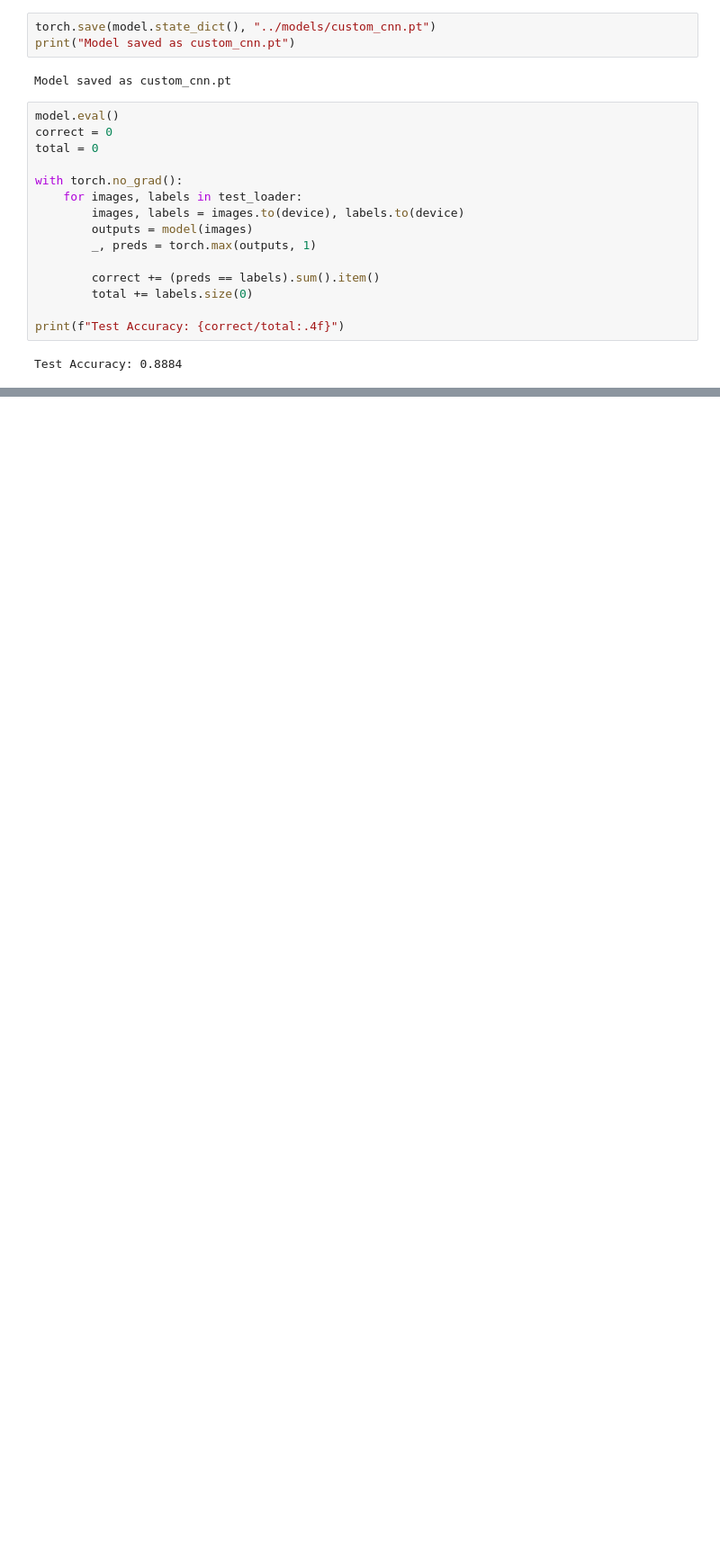
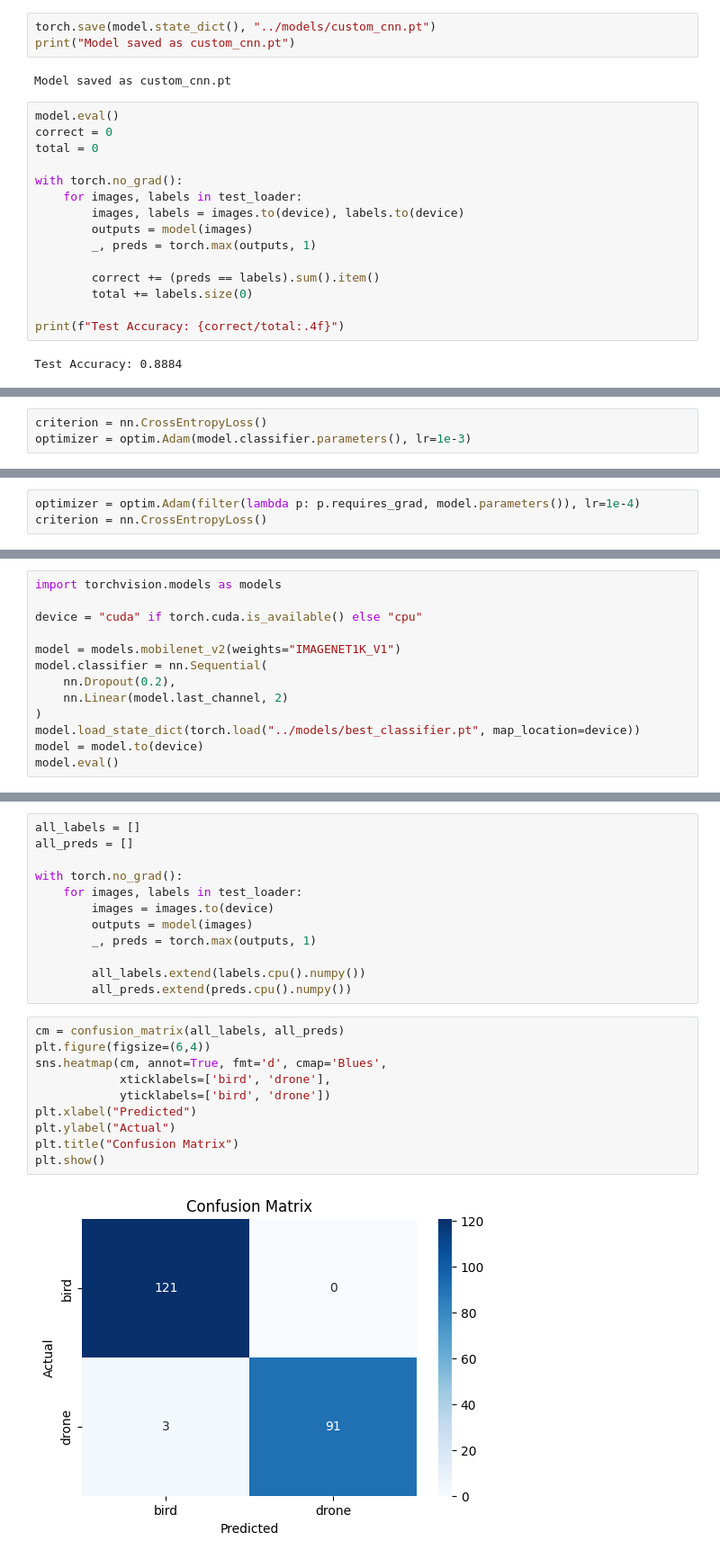
Before and after one commit to viraj-gavade/Aerial-Object-Classification---Detection, a Jupyter notebook: notebooks/experiments.ipynb, the cells around one changed output, grey strips where cells are left out. Shown at 90% size. Drawn from its saved outputs; the diff is of its cells as text; blank space fills up the shorter version.

```diff
--- a/notebooks/experiments.ipynb
+++ b/notebooks/experiments.ipynb
@@ -256,0 +281,3 @@ Test Accuracy: 0.8884
+# %%
+criterion = nn.CrossEntropyLoss()
+optimizer = optim.Adam(model.classifier.parameters(), lr=1e-3)
@@ -256,0 +392,3 @@ Test Accuracy: 0.8884
+# %%
+optimizer = optim.Adam(filter(lambda p: p.requires_grad, model.parameters()), lr=1e-4)
+criterion = nn.CrossEntropyLoss()
@@ -256,0 +480,13 @@ Test Accuracy: 0.8884
+# %%
+import torchvision.models as models
+
+device = "cuda" if torch.cuda.is_available() else "cpu"
+
+model = models.mobilenet_v2(weights="IMAGENET1K_V1")
+model.classifier = nn.Sequential(
+    nn.Dropout(0.2),
+    nn.Linear(model.last_channel, 2)
+)
+model.load_state_dict(torch.load("../models/best_classifier.pt", map_location=device))
+model = model.to(device)
+model.eval()
@@ -256,0 +511,24 @@ Test Accuracy: 0.8884
+# %%
+all_labels = []
+all_preds = []
+
+with torch.no_grad():
+    for images, labels in test_loader:
+        images = images.to(device)
+        outputs = model(images)
+        _, preds = torch.max(outputs, 1)
+
+        all_labels.extend(labels.cpu().numpy())
+        all_preds.extend(preds.cpu().numpy())
+# %%
+cm = confusion_matrix(all_labels, all_preds)
+plt.figure(figsize=(6,4))
+sns.heatmap(cm, annot=True, fmt='d', cmap='Blues',
+            xticklabels=['bird', 'drone'],
+            yticklabels=['bird', 'drone'])
+plt.xlabel("Predicted")
+plt.ylabel("Actual")
+plt.title("Confusion Matrix")
+plt.show()
+# %% [output]
+[figure, added]
```
Also changed, not shown: parts of 16 cells of this notebook.
